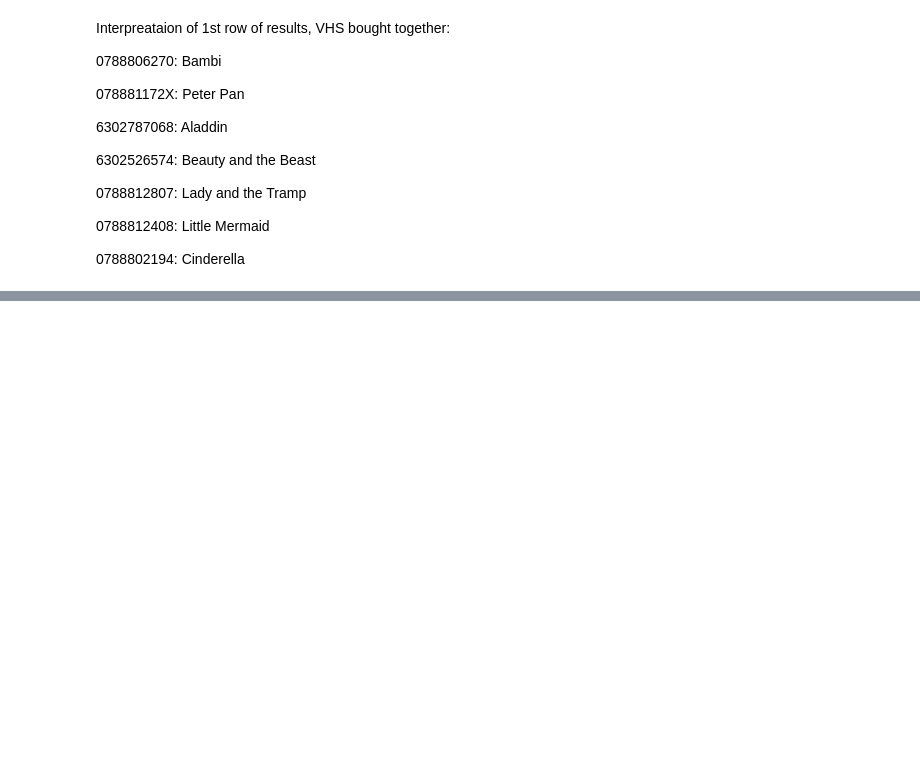
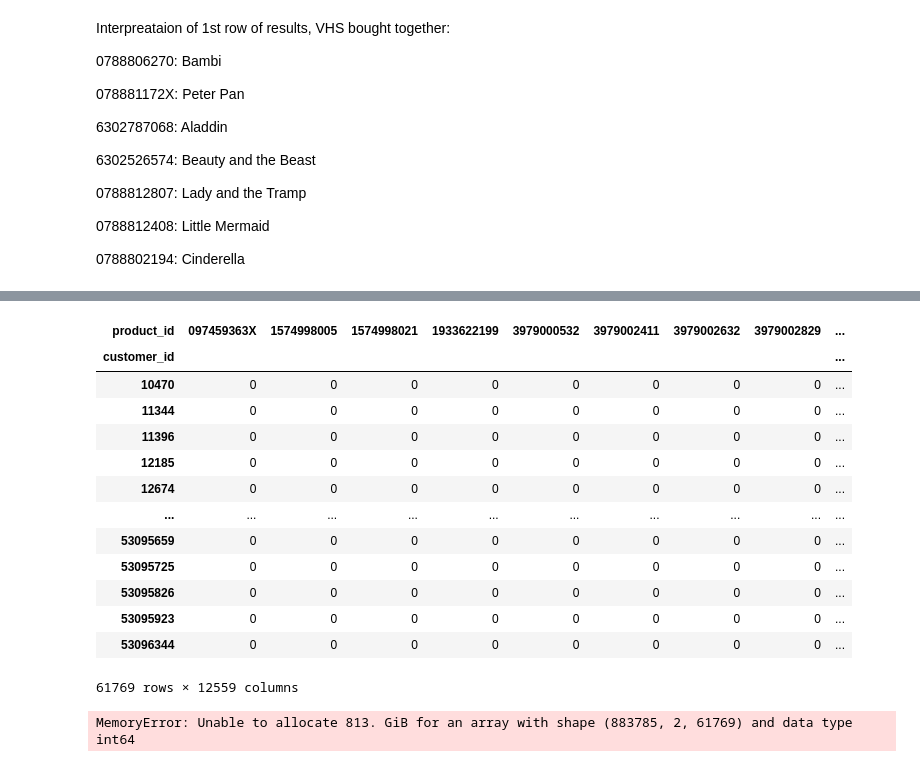
Before and after one commit to jbenasuli/consumer_behavior, a Jupyter notebook: ML_Apriori_Algorithm.ipynb, the cells around one changed output, grey strips where cells are left out. Drawn from its saved outputs; the diff is of its cells as text; code cells hidden in the pictures; blank space fills up the shorter version.

```diff
--- a/ML_Apriori_Algorithm.ipynb
+++ b/ML_Apriori_Algorithm.ipynb
@@ -142,0 +209,31 @@ Interpreataion of 1st row of results, VHS bought together:
+# %%
+# 6 Cleaning Apriori table to remove unnecessary numbers
+
+def encode_units(x):
+    if x <= 0:
+        return 0
+    if x >= 1:
+        return 1
+apriori_cleaned_pcare = apriori_table_personal_care.applymap(encode_units)
+apriori_cleaned_pcare
+# %% [output]
+| product_id | 097459363X | 1574998005 | 1574998021 | 1933622199 | 3979000532 | 3979002411 | 3979002632 | 3979002829 | ... |
+| customer_id |  |  |  |  |  |  |  |  | ... |
+| 10470 | 0 | 0 | 0 | 0 | 0 | 0 | 0 | 0 | ... |
+| 11344 | 0 | 0 | 0 | 0 | 0 | 0 | 0 | 0 | ... |
+| 11396 | 0 | 0 | 0 | 0 | 0 | 0 | 0 | 0 | ... |
+| 12185 | 0 | 0 | 0 | 0 | 0 | 0 | 0 | 0 | ... |
+| 12674 | 0 | 0 | 0 | 0 | 0 | 0 | 0 | 0 | ... |
+| ... | ... | ... | ... | ... | ... | ... | ... | ... | ... |
+| 53095659 | 0 | 0 | 0 | 0 | 0 | 0 | 0 | 0 | ... |
+| 53095725 | 0 | 0 | 0 | 0 | 0 | 0 | 0 | 0 | ... |
+| 53095826 | 0 | 0 | 0 | 0 | 0 | 0 | 0 | 0 | ... |
+| 53095923 | 0 | 0 | 0 | 0 | 0 | 0 | 0 | 0 | ... |
+| 53096344 | 0 | 0 | 0 | 0 | 0 | 0 | 0 | 0 | ... |
+61769 rows × 12559 columns
+# %%
+# Running apriori algorithm on cleaned dataset.
+item_association_pcare = apriori(apriori_cleaned_pcare, min_support=0.0001, use_colnames=True)
+item_association_pcare
+# %% [output]
+MemoryError: Unable to allocate 813. GiB for an array with shape (883785, 2, 61769) and data type int64
```
Also changed, not shown: parts of 8 cells of this notebook.
